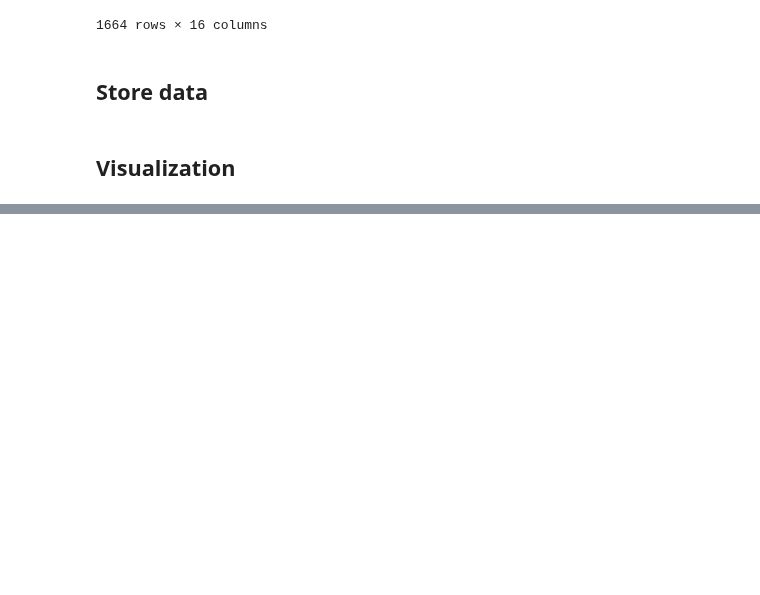
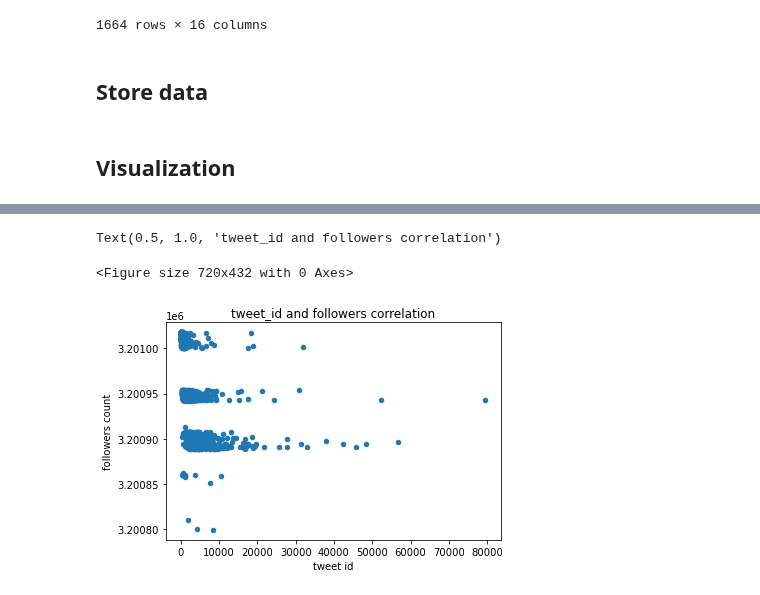
Before and after one commit to hagerElsehaimy/WeRateDogs, a Jupyter notebook: WeRateDogs.ipynb, the cells around one changed output, grey strips where cells are left out. Drawn from its saved outputs; the diff is of its cells as text; code cells hidden in the pictures; blank space fills up the shorter version.

```diff
--- a/WeRateDogs.ipynb
+++ b/WeRateDogs.ipynb
@@ -874 +876,11 @@ Text(0, 0.5, 'Number of followers')
+# %%
+plt.figure(figsize=(10,6))
+archive_df.plot(x='retweet_count', y='followers_count', kind='scatter')
+plt.xlabel('tweet id')
+plt.ylabel('followers count')
+plt.title('tweet_id and followers correlation')
+# %% [output]
+Text(0.5, 1.0, 'tweet_id and followers correlation')
+<Figure size 720x432 with 0 Axes>
+[figure, added]
 # %%
```
Also changed, not shown: parts of 10 cells of this notebook.
